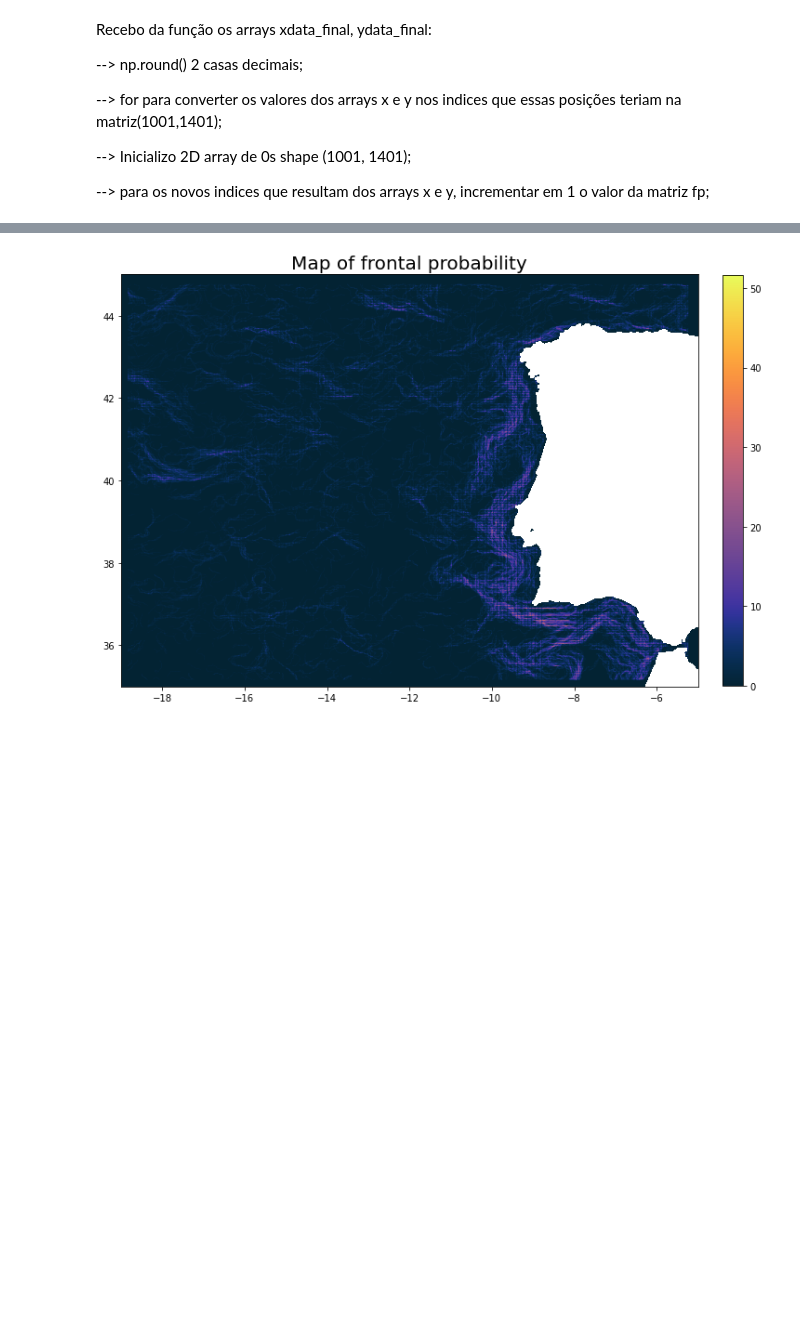
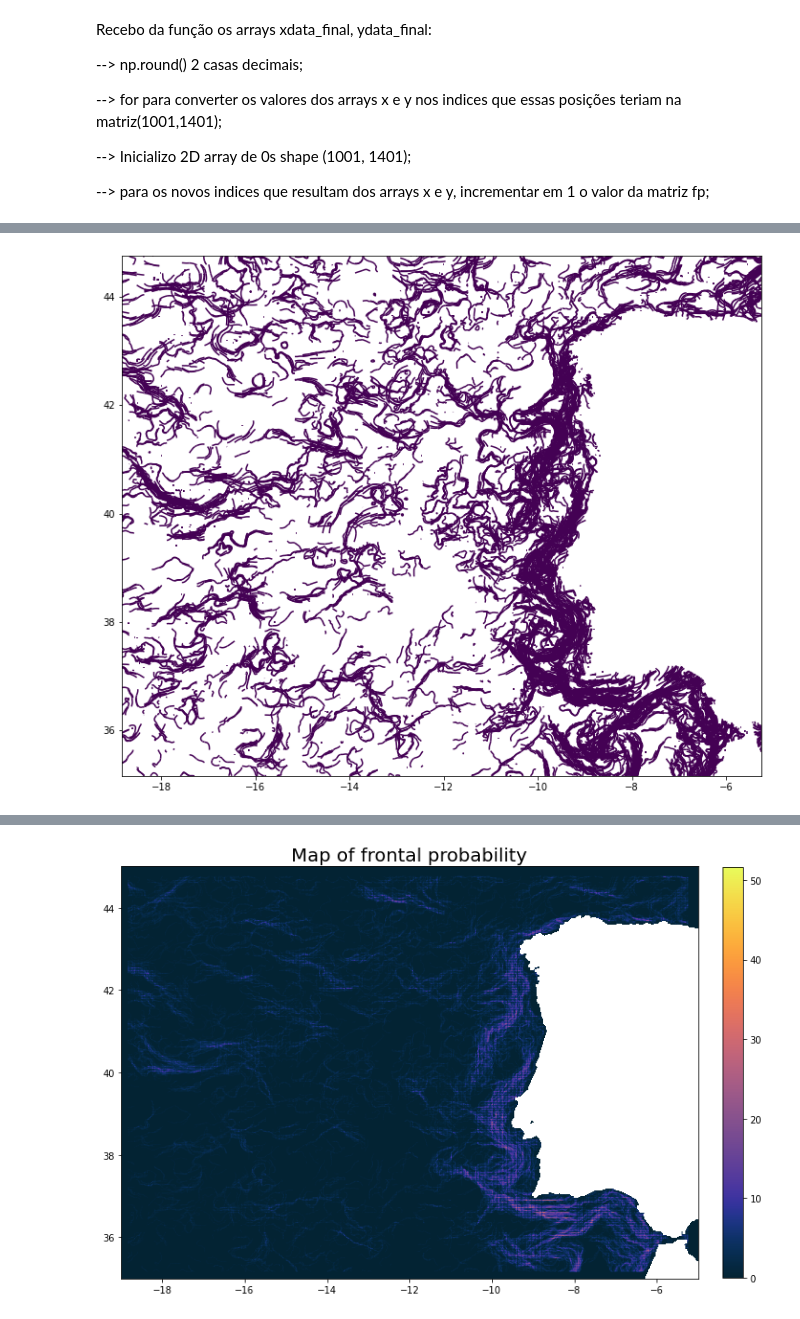
Before and after one commit to CoLAB-ATLANTIC/JUNO, a Jupyter notebook: notebooks/CayulaCornillon_frontal_prob.ipynb, the cells around one changed output, grey strips where cells are left out. Saved outputs shown, nothing was run; the diff lists cells and outputs as text; code cells hidden in the pictures; blank space fills up the shorter version.

```diff
--- a/notebooks/CayulaCornillon_frontal_prob.ipynb
+++ b/notebooks/CayulaCornillon_frontal_prob.ipynb
@@ -530,0 +589,4 @@ def frontal_prob(period, dict_df):
+# %%
+fp2 = frontal_prob(specificday_mur_aug[:15], dict_df_mur_aug)
+# %% [output]
+[figure, added]
```
Also changed, not shown: parts of 22 cells of this notebook, 3 other files.
